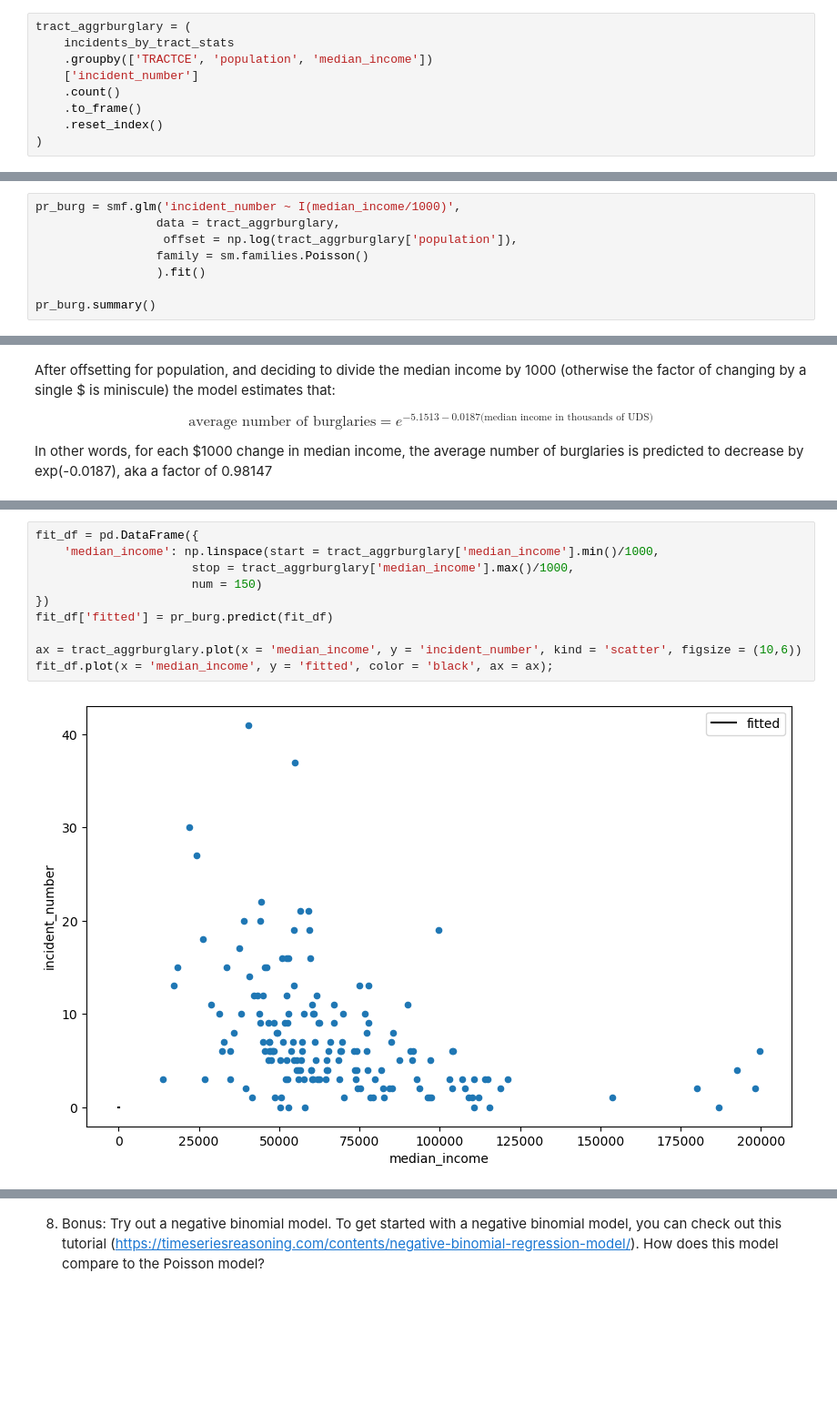
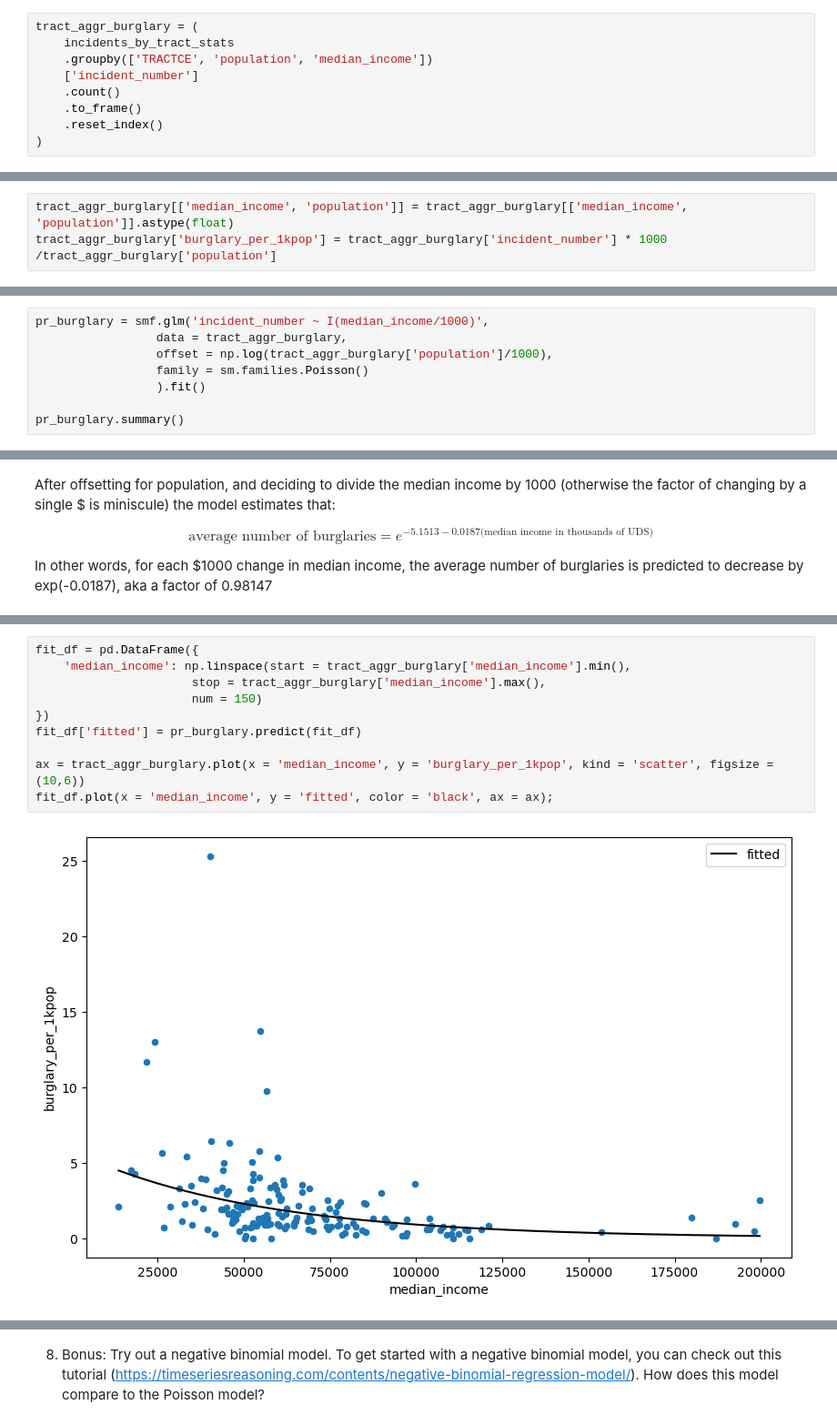
Before and after one commit to tomoumer/api_project-pizza, a Jupyter notebook: notebooks/TU_api_project.ipynb, the cells around one changed output, grey strips where cells are left out. Shown: that part at 91% size. Saved outputs shown, nothing was run; the diff lists cells and outputs as text; blank space fills up the shorter version.

```diff
--- a/notebooks/TU_api_project.ipynb
+++ b/notebooks/TU_api_project.ipynb
@@ -271,7 +271,7 @@ incidents_by_tract_stats.sort_values('n_incidents_tract_pop', ascending=False)
 
 > note: as observed by Monica, we don't really need the incident number; and sice this part is just for the statistical modeling, I'll condense the table with just the needed information in the code below.
 # %%
-tract_aggrburglary = (
+tract_aggr_burglary = (
     incidents_by_tract_stats
     .groupby(['TRACTCE', 'population', 'median_income'])
     ['incident_number']
@@ -285 +282,4 @@ tract_aggrburglary['population'] = tract_aggrburglary['population'].astype(float
+# %%
+tract_aggr_burglary[['median_income', 'population']] = tract_aggr_burglary[['median_income', 'population']].astype(float)
+tract_aggr_burglary['burglary_per_1kpop'] = tract_aggr_burglary['incident_number'] * 1000 /tract_aggr_burglary['population']
 # %%
@@ -322,13 +322,13 @@ Similar trends observed as described above
 # %% [markdown]
 7. Fit a Poisson regression model with target variable the rate of burglaries per census tract and with predictor the median income. Offset using the log of the population so that we are looking at the rate of burglaries per population instead of the number of burglaries. How can you interpret the meaning of the output?
 # %%
-pr_burg = smf.glm('incident_number ~ I(median_income/1000)',
-                 data = tract_aggrburglary,
-                  offset = np.log(tract_aggrburglary['population']),
+pr_burglary = smf.glm('incident_number ~ I(median_income/1000)',
+                 data = tract_aggr_burglary,
+                 offset = np.log(tract_aggr_burglary['population']/1000),
                  family = sm.families.Poisson()
                  ).fit()
 
-pr_burg.summary()
+pr_burglary.summary()
 # %% [output]
 Generalized Linear Model Regression Results
 | Dep. Variable: | incident_number | No. Observations: | 170 |
@@ -352,12 +371,12 @@ In other words, for each $1000 change in median income, the average number of bu
 # %%
 fit_df = pd.DataFrame({
-    'median_income': np.linspace(start = tract_aggrburglary['median_income'].min()/1000,
-                      stop = tract_aggrburglary['median_income'].max()/1000,
+    'median_income': np.linspace(start = tract_aggr_burglary['median_income'].min(),
+                      stop = tract_aggr_burglary['median_income'].max(),
                       num = 150)
 })
-fit_df['fitted'] = pr_burg.predict(fit_df)
+fit_df['fitted'] = pr_burglary.predict(fit_df)
 
-ax = tract_aggrburglary.plot(x = 'median_income', y = 'incident_number', kind = 'scatter', figsize = (10,6))
+ax = tract_aggr_burglary.plot(x = 'median_income', y = 'burglary_per_1kpop', kind = 'scatter', figsize = (10,6))
 fit_df.plot(x = 'median_income', y = 'fitted', color = 'black', ax = ax);
 # %% [output]
-[figure, old version]
+[figure, new version]
```
Also changed, not shown: parts of 9 cells of this notebook.
